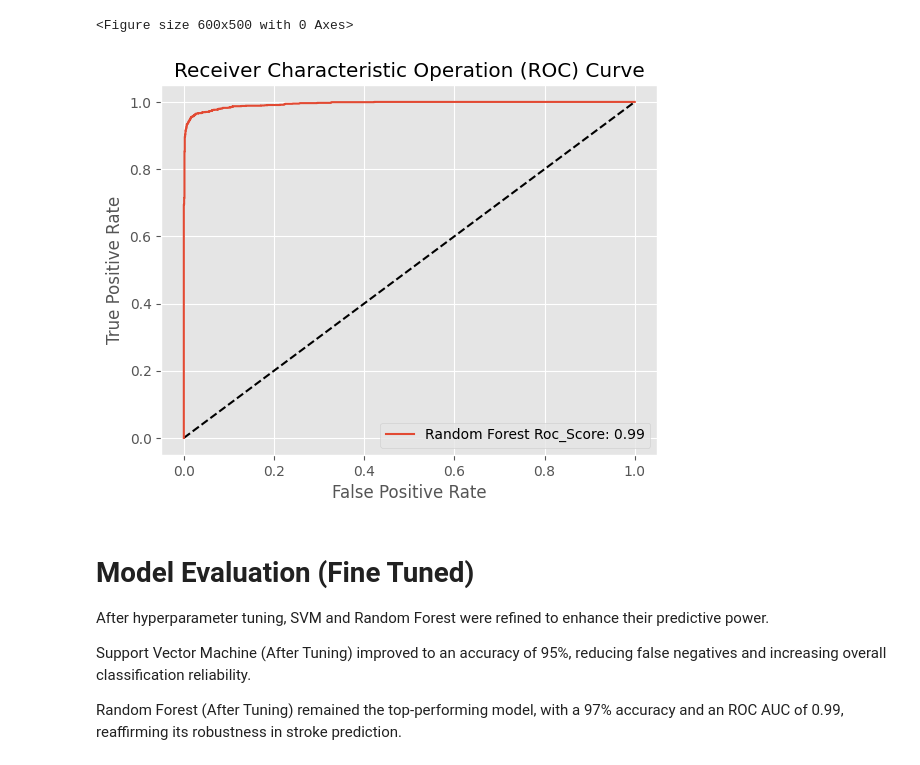
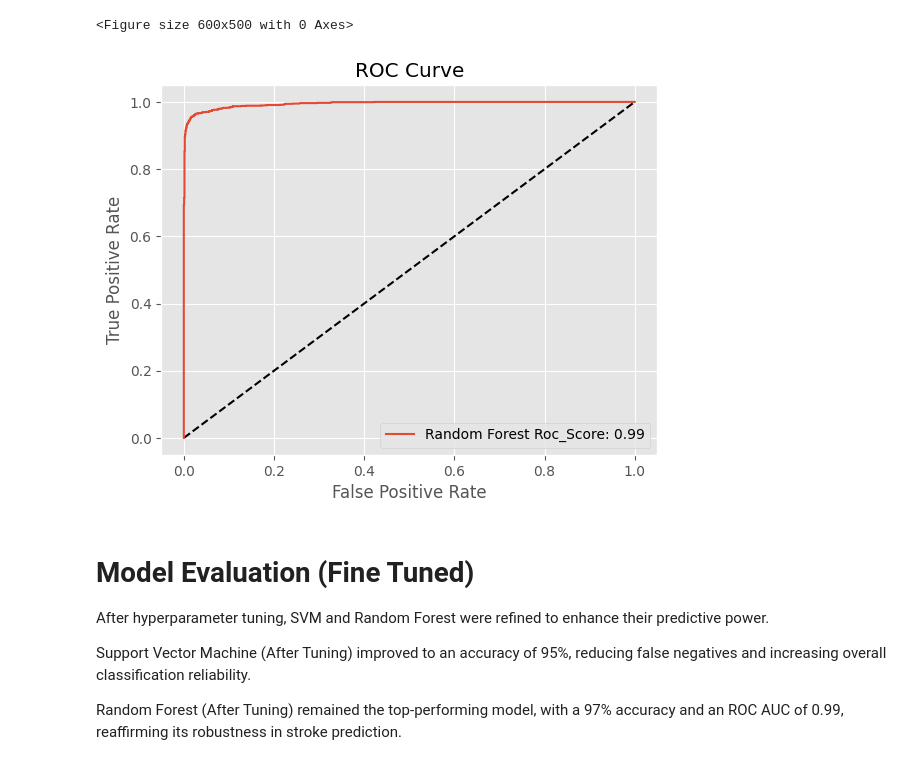
Before and after one commit to DipunMohapatra/Benchmarking-Different-Supervised-ML-Models-for-Stroke-Prediction, a Jupyter notebook: Stroke Prediction.ipynb, the cells around one changed output. Saved outputs shown, nothing was run; the diff lists cells and outputs as text; code cells hidden in the pictures.

```diff
--- a/Stroke Prediction.ipynb
+++ b/Stroke Prediction.ipynb
@@ -391,3 +391,10 @@ Test Score: 0.9322695035460993
 <Figure size 700x500 with 0 Axes>
 <Figure size 600x500 with 0 Axes>
 ... (12 outputs left out)
+# %%
+fig, ax = plt.subplots() #Creates ax object and fig object
+plt.style.use("ggplot")
+ax.pie(stroke_instances, labels= ['No Stroke = 95.75%','Stroke = 4.25%'])
+ax.set_title("Stroke Distribution")
+plt.tight_layout()
+plt.show()
@@ -403,7 +412,7 @@ for name, model in models.items():
     plt.plot(fpr, tpr, label = f"{name} Roc_Score: {round(roc_auc_scores,2)}")
     plt.xlabel('False Positive Rate')
     plt.ylabel('True Positive Rate')
-    plt.title("Receiver Characteristic Operation (ROC) Curve")
+    plt.title("ROC Curve")
     plt.legend()
     plt.tight_layout()
 # %% [output]
@@ -505,19 +514,19 @@ Test Score: 0.9521276595744681
 # %%
 for name, model in best_models.items():
     if hasattr(model, "predict_proba"):
         y_pred_probs = model.predict_proba(X_test)[:,1] #Extracts the probability estimates of stroke cases
         roc_auc_scores = roc_auc_score(y_test, y_pred_probs)
     else:
         continue #Ignores model that don't have a probability estimation predictor
     fpr, tpr, thresholds = roc_curve(y_test, y_pred_probs)
     plt.plot([0,1],[0,1],'k--')
     plt.plot(fpr, tpr, label = f"{name} Roc_Score: {round(roc_auc_scores,2)}")
     plt.xlabel('False Positive Rate')
     plt.ylabel('True Positive Rate')
-    plt.title("Receiver Characteristic Operation (ROC) Curve")
+    plt.title("ROC Curve")
     plt.legend()
 # %% [output]
-[figure, old version]
+[figure, new version]
 # %% [markdown]
 # Model Evaluation (Fine Tuned)
 After hyperparameter tuning, SVM and Random Forest were refined to enhance their predictive power.
```
Also changed, not shown: parts of 4 cells of this notebook.
